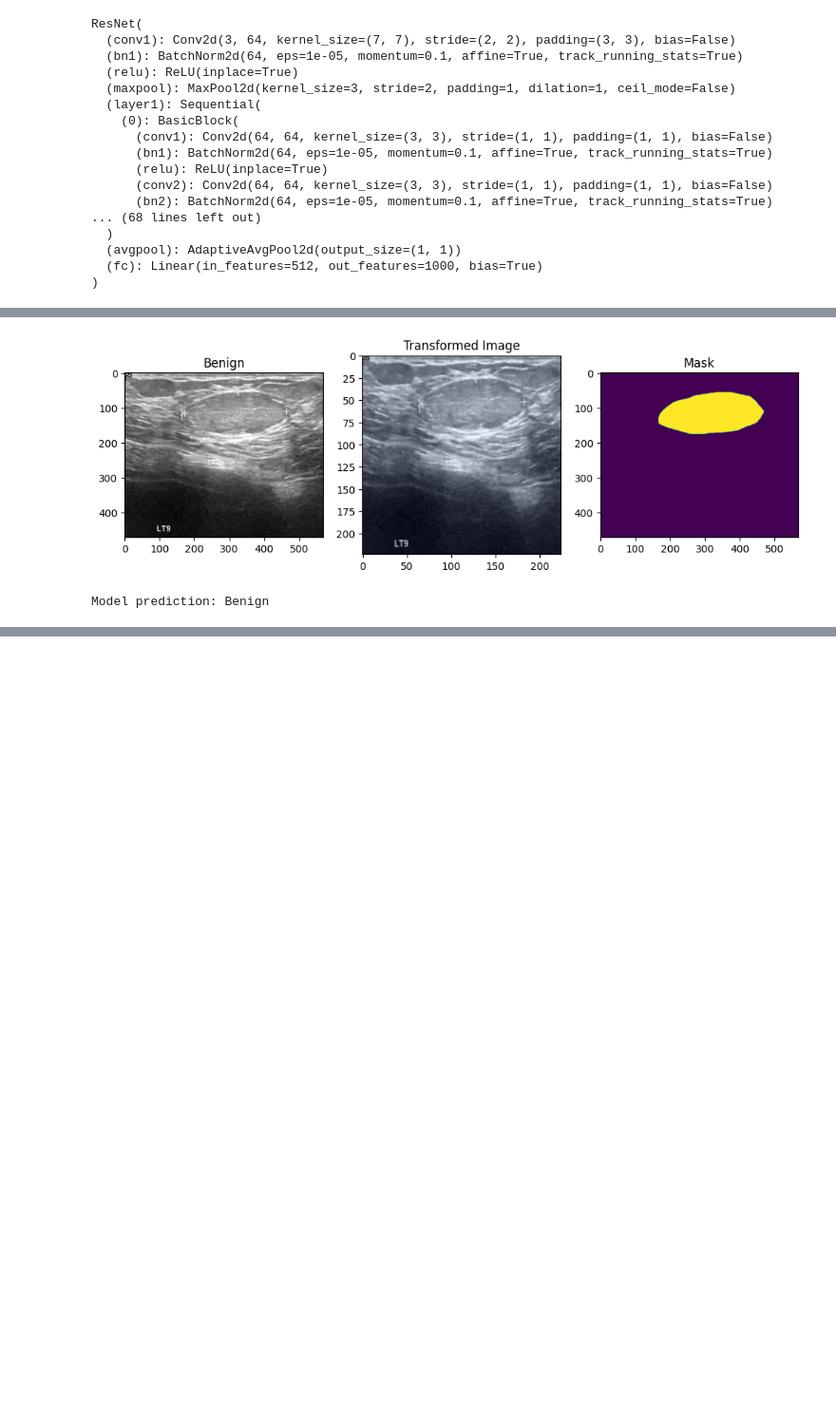
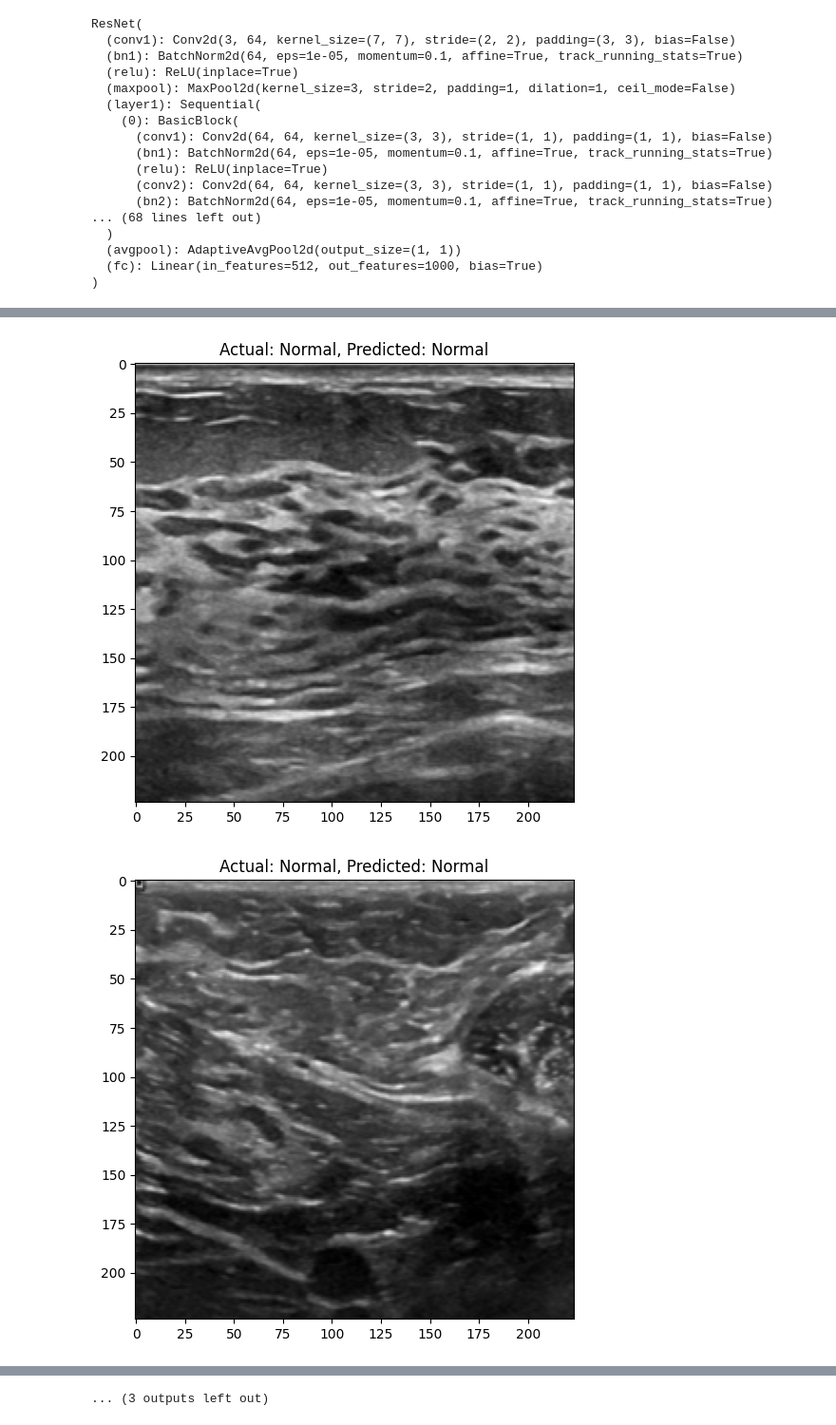
Before and after one commit to Amirhossein-Nayebi/ltu-M7016H-project, a Jupyter notebook: main.ipynb, the cells around one changed output, grey strips where cells are left out. Shown at 95% size. Cells and saved outputs as stored; diff of their text form; code cells hidden in the pictures; blank space fills up the shorter version.

```diff
--- a/main.ipynb
+++ b/main.ipynb
@@ -398,16 +409,32 @@ plt.show()
-# %%
-data_index = 0
-trans = dataset.transform
-dataset.transform = None
-org_img, lbl, mask = test_dataset[data_index]
-dataset.transform = trans
-trans_img, _ = test_dataset[data_index]
-
-plot_image(org_img, trans_img, lbl, mask)
-output = res_net(trans_img.view(1, *trans_img.shape).to(device))
-_, predicted = output.max(1)
-class_name = label_names[predicted]
-print("Model prediction:", class_name)
-# %% [output]
-[figure, removed]
-Model prediction: Benign
+# %%
+def plot_single_image(data, true_lbl, predicted_lbl, count=1):
+    counter = 0
+    for img, lbl in data:
+        if lbl == true_lbl:
+            output = res_net(img.view(1, *img.shape).to(device))
+            _, predicted = output.max(1)
+            if predicted == predicted_lbl:
+                # Create a figure with subplots
+                fig, axes = plt.subplots(ncols=1)
+                fig.set_size_inches(6, 6)
+
+                # Display the image
+                axes.imshow(convert_transformed_image(img))
+                true_class_name = label_names[true_lbl]
+                predicted_class_name = label_names[predicted]
+                axes.set_title(
+                    f"Actual: {true_class_name}, Predicted: {predicted_class_name}"
+                )
+                plt.show()
+                counter += 1
+                if counter == count:
+                    break
+# %%
+for true_lbl in range(3):
+    for predicted_lbl in range(3):
+        plot_single_image(
+            test_dataset, true_lbl, predicted_lbl, 3 if true_lbl == predicted_lbl else 1
+        )
+# %% [output]
+[figure, added]
+[figure, added]
@@ -413,0 +451 @@ Model prediction: Benign
+... (3 outputs left out)
```
Also changed, not shown: parts of 6 cells of this notebook, 1 other file.
